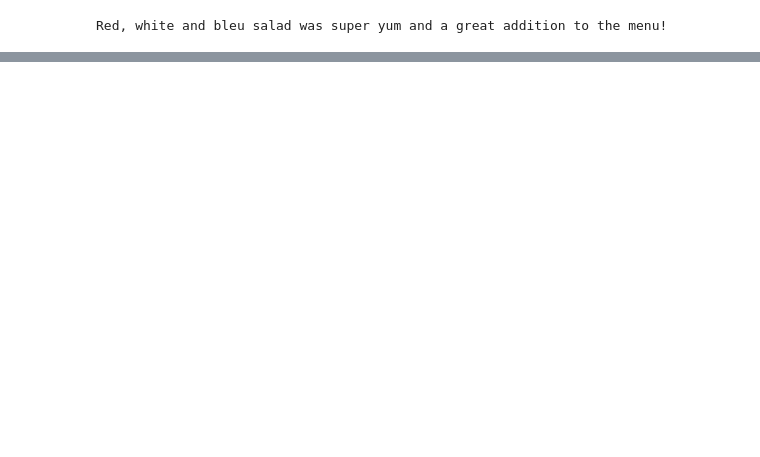
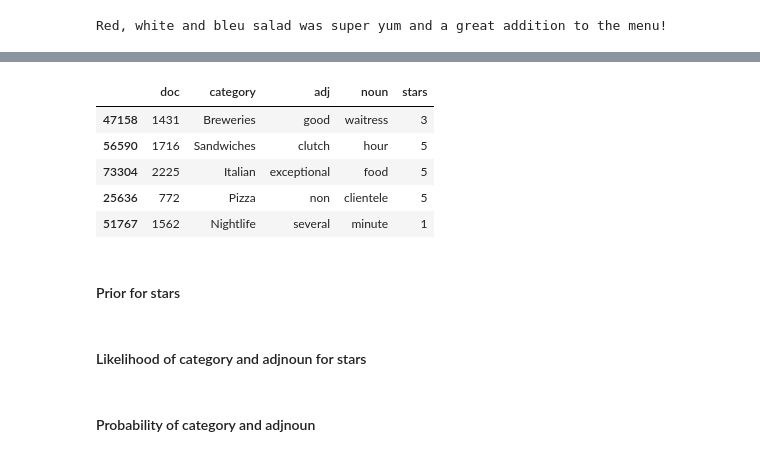
Before and after one commit to afflint/textsent, a Jupyter notebook: syntax/syntax.ipynb, the cells around one changed output, grey strips where cells are left out. Cells and saved outputs as stored; diff of their text form; code cells hidden in the pictures; blank space fills up the shorter version.

```diff
--- a/syntax/syntax.ipynb
+++ b/syntax/syntax.ipynb
@@ -142,0 +181,20 @@ menu []
+# %%
+stats_data = []
+runs = list(enumerate(documents))
+for i, doc in tqdm(runs):
+    cats = categories[i]
+    star = stars[i]
+    sample = spacy_sentences(nlp, doc)
+    for sent in sample:
+        nm = search_adjectives(sent)
+        verb_adjectives(sent, adjective_map=nm)
+        for n, adjs in nm.items():
+            for a in adjs:
+                for cat in cats:
+                    stats_data.append({
+                        'doc': i,
+                        'category': cat,
+                        'adj': a.lemma_.lower(),
+                        'noun': n.lemma_.lower()
+                    })
+S = pd.DataFrame(stats_data)
@@ -142,0 +410,7 @@ menu []
+# %%
+S['stars'] = [stars[x] for x in S.doc.values]
+# %%
+X_train, X_test, y_train, y_test = train_test_split(S, S.stars.values, test_size=0.2, random_state=42)
+# %%
+X_train_b = X_train.groupby('stars').head(2000)
+X_train_b.groupby('stars').count()
@@ -142,0 +425,12 @@ menu []
+# %%
+X_train = X_train_b.copy()
+X_train.head()
+# %% [output]
+|  | doc | category | adj | noun | stars |
+| 47158 | 1431 | Breweries | good | waitress | 3 |
+| 56590 | 1716 | Sandwiches | clutch | hour | 5 |
+| 73304 | 2225 | Italian | exceptional | food | 5 |
+| 25636 | 772 | Pizza | non | clientele | 5 |
+| 51767 | 1562 | Nightlife | several | minute | 1 |
+# %% [markdown]
+#### Prior for stars
@@ -142,0 +440,2 @@ menu []
+# %% [markdown]
+#### Likelihood of category and adjnoun for stars
@@ -142,0 +445,2 @@ menu []
+# %% [markdown]
+#### Probability of category and adjnoun
```
Also changed, not shown: parts of 79 cells of this notebook.
